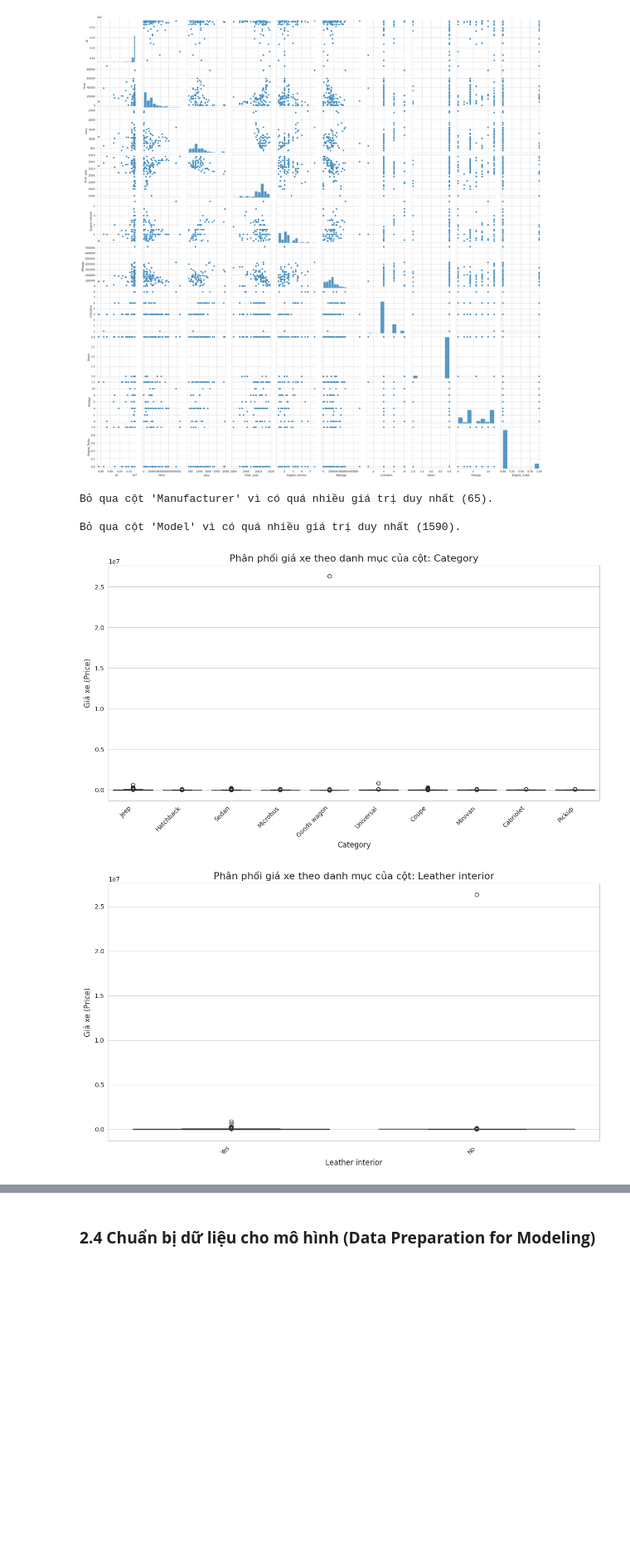
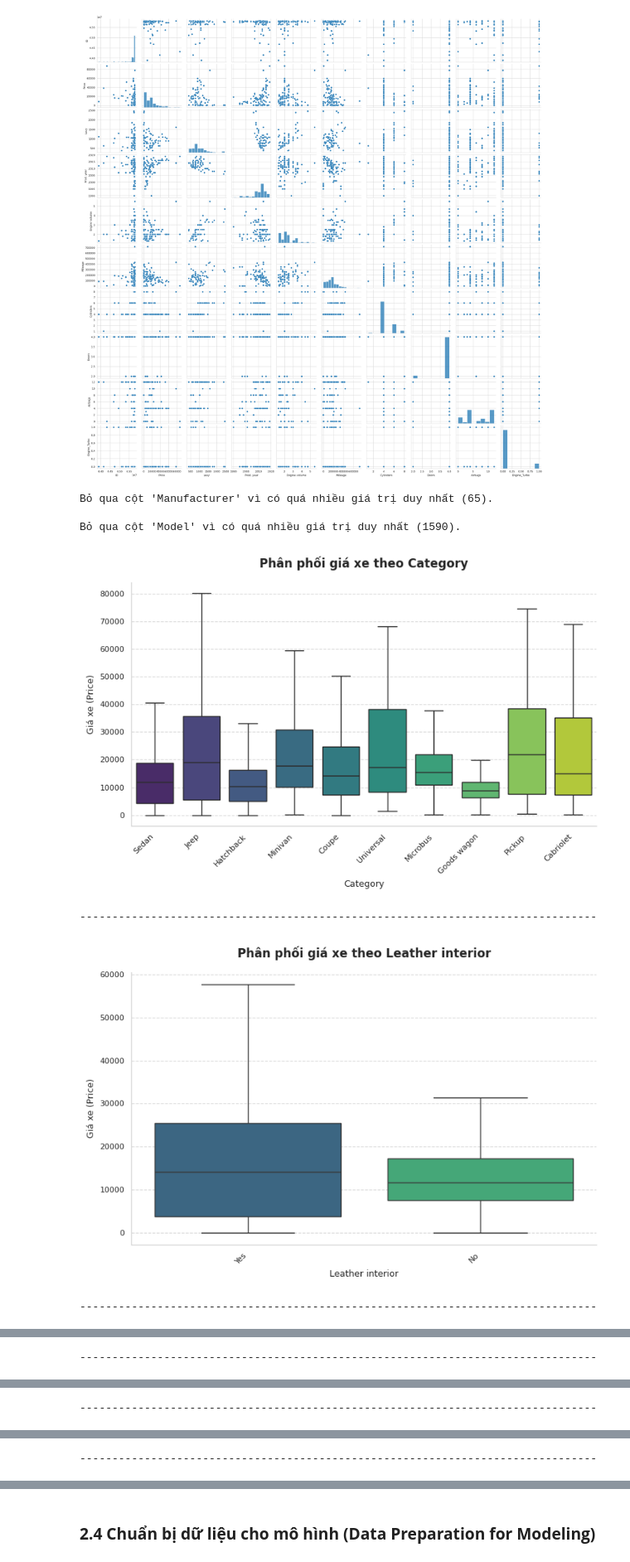
Before and after one commit to ChiThanh512/Machine-Learning-Project-251---CEML1, a Jupyter notebook: BTL1/notebooks/main.ipynb, the cells around one changed output, grey strips where cells are left out. Shown at 83% size. Drawn from its saved outputs; the diff is of its cells as text; code cells hidden in the pictures; blank space fills up the shorter version.

```diff
--- a/BTL1/notebooks/main.ipynb
+++ b/BTL1/notebooks/main.ipynb
@@ -603,37 +660,49 @@ sns.pairplot(df[:100])
 # %%
 # Lấy danh sách các cột phân loại
 categorical_cols_to_plot = df.select_dtypes(include=['object', 'bool']).columns
 
 for col in categorical_cols_to_plot:
-    if df[col].nunique() > 50:
-        print(f"\nBỏ qua cột '{col}' vì có quá nhiều giá trị duy nhất ({df[col].nunique()}).")
+    num_unique = df[col].nunique()
+    if num_unique > 50:
+        print(f"\nBỏ qua cột '{col}' vì có quá nhiều giá trị duy nhất ({num_unique}).")
         continue
 
-    plt.figure(figsize=(12, 7))
+    # Thiết lập kích thước biểu đồ để đồng bộ
+    plt.figure(figsize=(7.5, 5))
 
+    # Lấy 10 danh mục phổ biến nhất để trực quan hóa
     top_10_categories = df[col].value_counts().nlargest(10).index
     df_filtered = df[df[col].isin(top_10_categories)]
 
-    # --- SỬA LỖI WARNING TẠI ĐÂY ---
-    # Gán `x` cho `hue` và thêm `legend=False`
+    # Vẽ boxplot, sắp xếp các hộp và ẩn các điểm ngoại lai
     sns.boxplot(
         data=df_filtered,
         x=col,
         y='Price',
-        hue=col,            # Gán biến x cho hue
         palette='viridis',
-        legend=False        # Tắt chú thích
+        order=top_10_categories, # Sắp xếp các hộp theo tần suất
+        showfliers=False         # Ẩn các điểm ngoại lai
     )
 
-    plt.title(f'Phân phối giá xe theo danh mục của cột: {col}', fontsize=16)
-    plt.xlabel(col, fontsize=12)
-    plt.ylabel('Giá xe (Price)', fontsize=12)
-    plt.xticks(rotation=45, ha='right')
+    # Tinh chỉnh biểu đồ
+    plt.title(f'Phân phối giá xe theo {col}', fontsize=12, weight='bold', pad=15)
+    plt.xlabel(col, fontsize=9)
+    plt.ylabel('Giá xe (Price)', fontsize=9)
+    plt.xticks(rotation=45, ha='right', fontsize=8)
+    plt.yticks(fontsize=8)
+    plt.grid(axis='y', linestyle='--', alpha=0.7)
+
+    # Bỏ các đường viền không cần thiết
+    sns.despine()
+
     plt.tight_layout()
     plt.show()
+    print("-" * 80)
 # %% [output]
 Bỏ qua cột 'Manufacturer' vì có quá nhiều giá trị duy nhất (65).
 
 Bỏ qua cột 'Model' vì có quá nhiều giá trị duy nhất (1590).
-[figure, old version]
+[figure, new version]
+--------------------------------------------------------------------------------
-[figure, old version]
+[figure, new version]
+--------------------------------------------------------------------------------
@@ -640,0 +710 @@ Bỏ qua cột 'Model' vì có quá nhiều giá trị duy nhất (1590).
+--------------------------------------------------------------------------------
@@ -641,0 +712 @@ Bỏ qua cột 'Model' vì có quá nhiều giá trị duy nhất (1590).
+--------------------------------------------------------------------------------
@@ -642,0 +714 @@ Bỏ qua cột 'Model' vì có quá nhiều giá trị duy nhất (1590).
+--------------------------------------------------------------------------------
```
Also changed, not shown: parts of 9 cells of this notebook.
